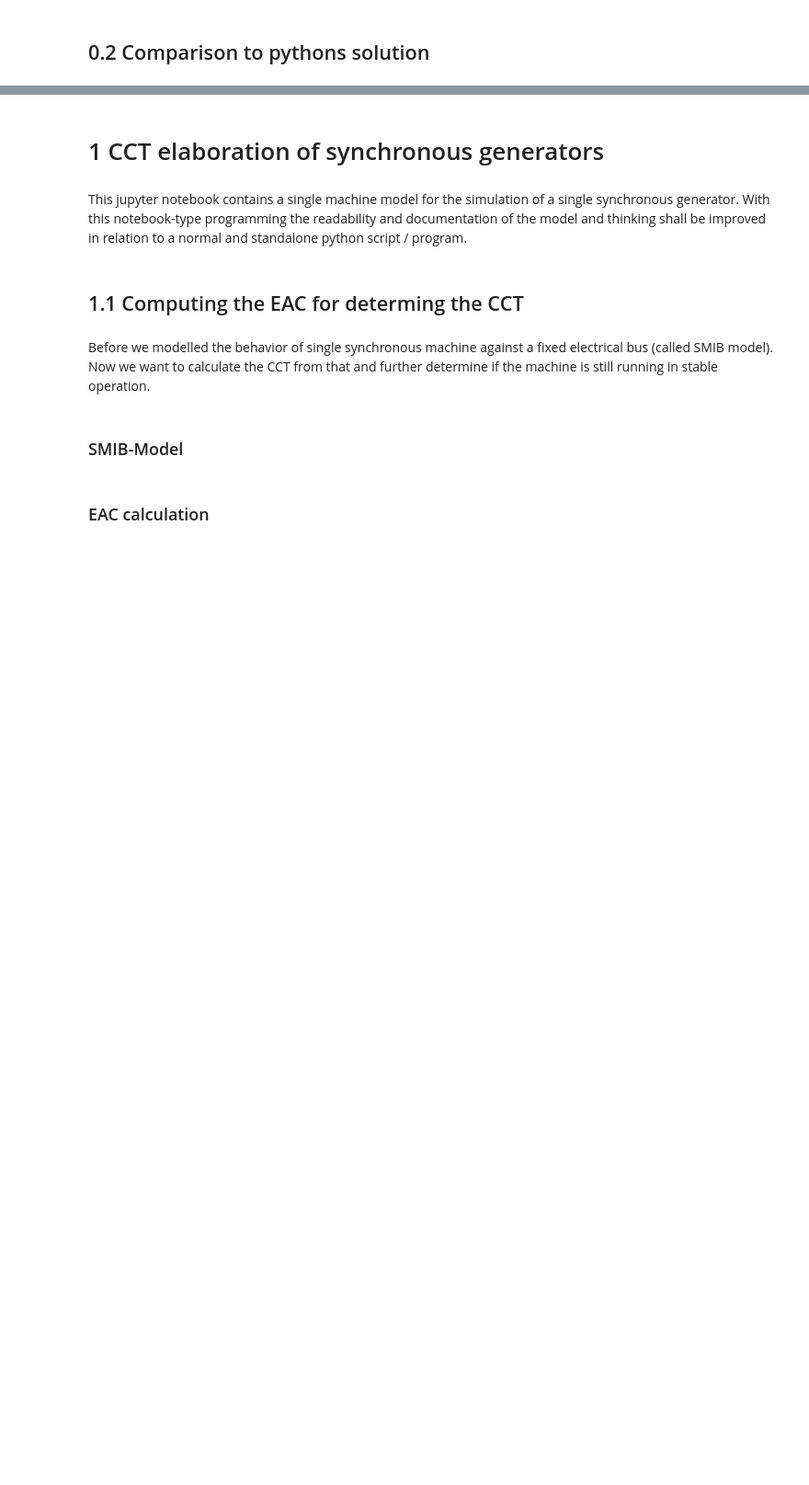
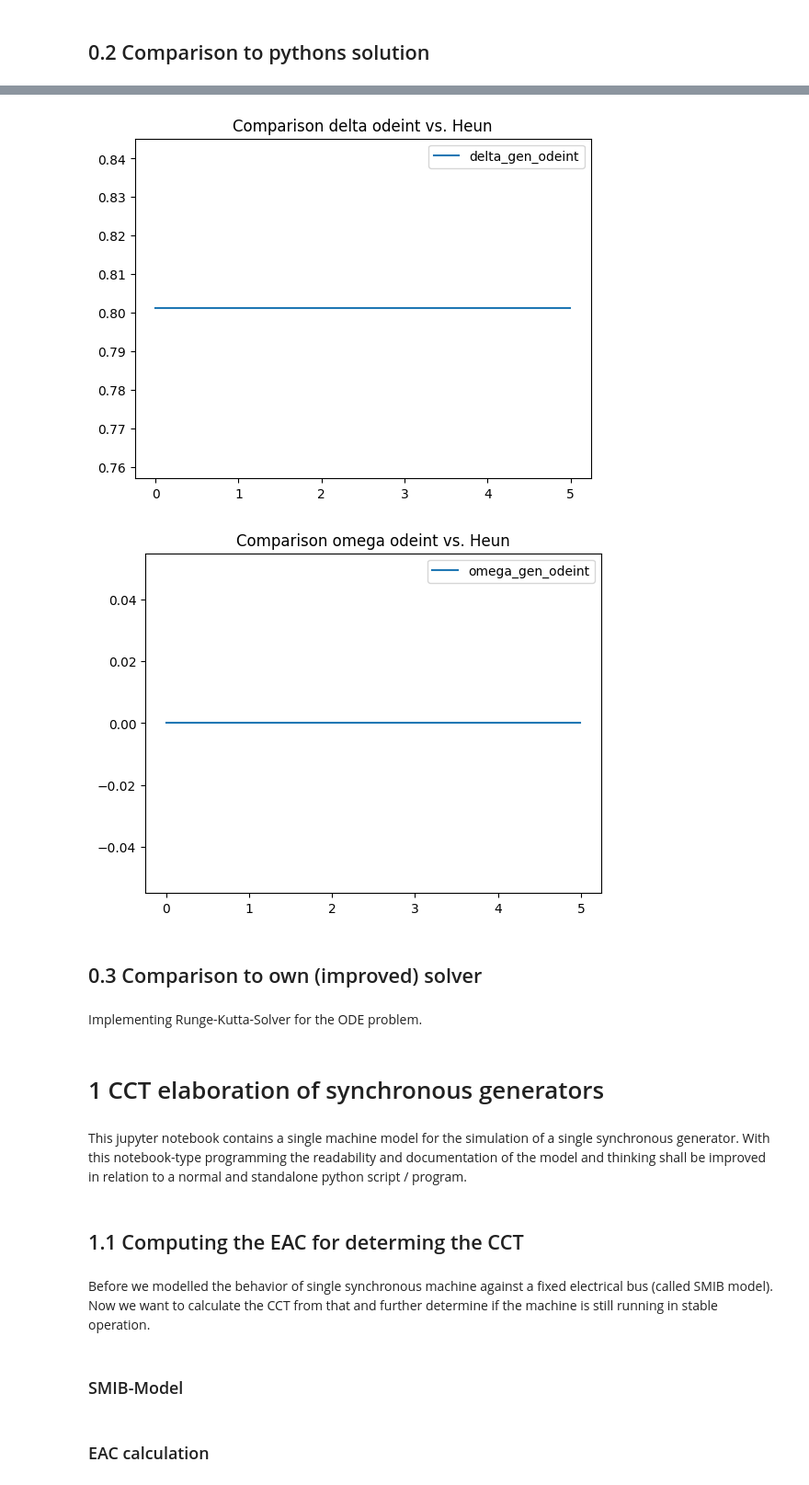
Before and after one commit to maxikoehler/Hauptseminararbeit, a Jupyter notebook: python/0_master-workbook.ipynb, the cells around one changed output, grey strips where cells are left out. Shown: that part at 92% size. Saved outputs shown, nothing was run; the diff lists cells and outputs as text; code cells hidden in the pictures; blank space fills up the shorter version.

```diff
--- a/python/0_master-workbook.ipynb
+++ b/python/0_master-workbook.ipynb
@@ -150,3 +130,37 @@ IndexError: list assignment index out of range
+# %%
+# trying to solve the ODE with python build-in odeint or rungekutta
+
+P_e_max = P_m_gen / np.sin(delta_gen_init)
+
+def mag_and_angle_to_cmplx(mag, angle):
+    return mag * np.exp(1j * angle)
+
+def generator_swing(state, t, omega):
+    ddelta, domega = state
+
+    return [domega, 1 / (2 * H_gen) * (P_m_gen - P_e_max * np.sin(ddelta))]
+
+state0 = [delta_gen_init, omega_gen_init]
+
+sol_odeint = odeint(generator_swing, state0, t_sim)
+
+# plt.plot(t_sim, res_omega[:, 0].real, label='delta_omega_gen_python')
+plt.plot(t_sim, sol_odeint[:,0], label='delta_gen_odeint')
+plt.legend()
+plt.title('Comparison delta odeint vs. Heun')
+plt.show()
+
+plt.plot(t_sim, sol_odeint[:,1], label='omega_gen_odeint')
+plt.legend()
+plt.title('Comparison omega odeint vs. Heun')
+plt.show()
+# %% [output]
+[figure, added]
+[figure, added]
+# %% [markdown]
+## 0.3 Comparison to own (improved) solver
+# %% [markdown]
+Implementing Runge-Kutta-Solver for the ODE problem.
 # %% [markdown]
 # 1 CCT elaboration of synchronous generators
 # %% [markdown]
```
Also changed, not shown: parts of 12 cells of this notebook, 9 other files.
